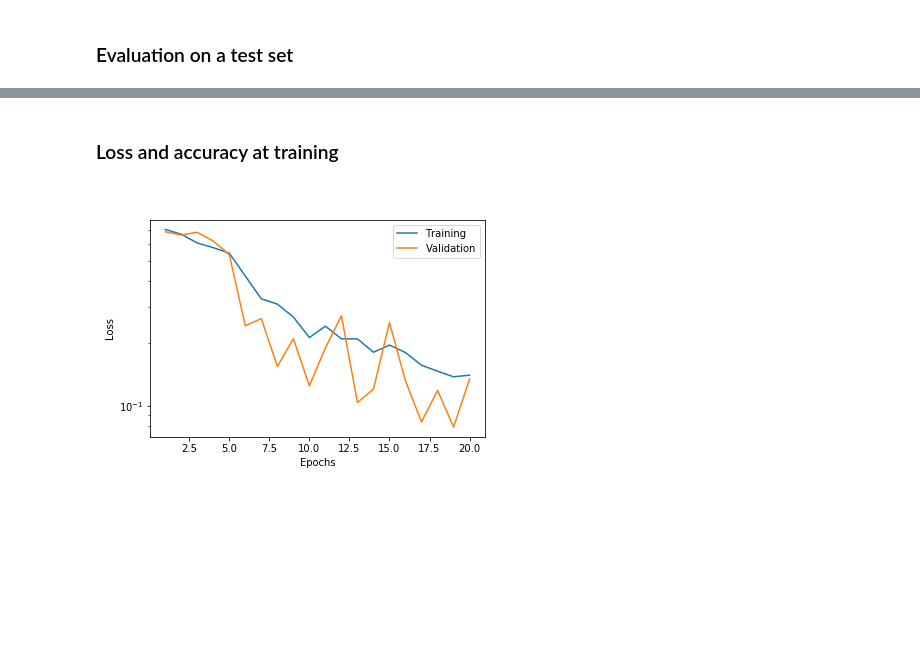
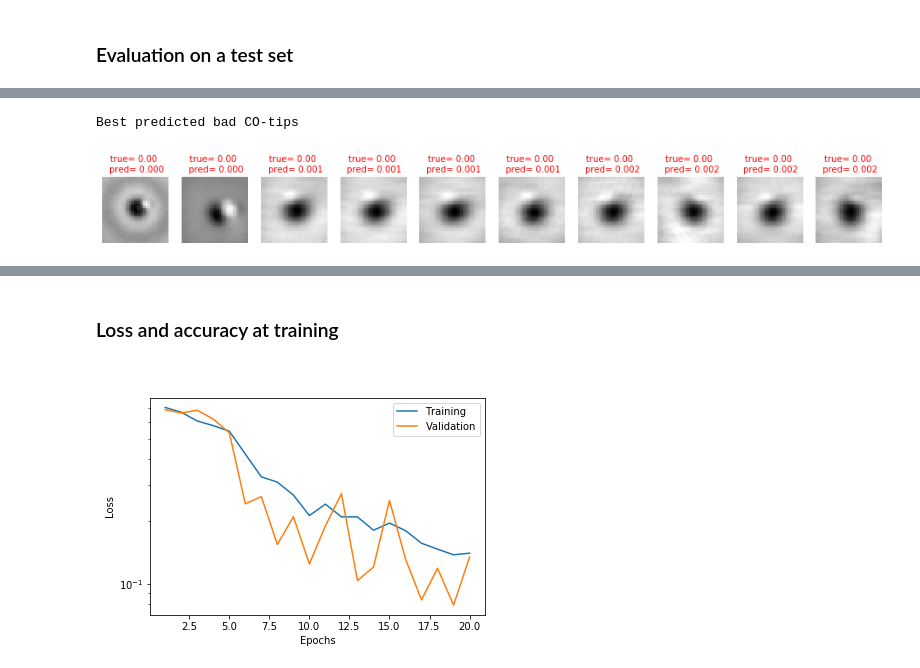
Before and after one commit to zigzagw/CO-tip_class_PyTorch, a Jupyter notebook: train_CO-tips.ipynb, the cells around one changed output, grey strips where cells are left out. Saved outputs shown, nothing was run; the diff lists cells and outputs as text; code cells hidden in the pictures; blank space fills up the shorter version.

```diff
--- a/train_CO-tips.ipynb
+++ b/train_CO-tips.ipynb
@@ -302,12 +303,13 @@ import torch.optim as optim
 import torch
 import torch.nn as nn
 import torch.nn.functional as F
-from torch.nn import Module, Sequential, Conv2d, ReLU,LeakyReLU
+from torch.nn import Module, Sequential, Conv2d, ReLU, LeakyReLU
 import sys
-from sklearn.metrics import confusion_matrix
+from sklearn.metrics import confusion_matrix, classification_report, roc_curve, auc
 from utils import *
 import os
 torch.manual_seed(1)
 np.random.seed(0)
+device = 'cuda'
 # %%
 # CNN training parameters
@@ -815,0 +848,14 @@ Training loop finished in 13.58957052230835s
+# %%
+def most_by_mask(mask, mult):
+    idxs = np.where(mask)[0]
+    return idxs[np.argsort(mult * probs[idxs])[:10]]
+
+def most_by_correct(y, is_correct):
+    mult = -1 if (y==1)==is_correct else 1
+    return most_by_mask(((preds == testY)==is_correct) & (testY == y), mult)
+    #return most_by_mask((preds == testY), mult)
+
+def worst_predicted(y):
+    mult = -1 if (y==0) else 1
+    idxs = np.where(testY == y)[0]
+    return idxs[np.argsort(mult*probs[idxs])[:10]]
@@ -815,0 +872,9 @@ Training loop finished in 13.58957052230835s
+# %%
+plot_test_with_title(most_by_correct(0, True), "Best predicted bad CO-tips")
+save_name = f'best_predicted_bads.png'
+plt.savefig(save_dir+save_name, bbox_inches='tight', dpi=200)
+plt.show()
+plt.close()
+# %% [output]
+Best predicted bad CO-tips
+[figure, added]
```
Also changed, not shown: parts of 15 cells of this notebook, 2 other files.
